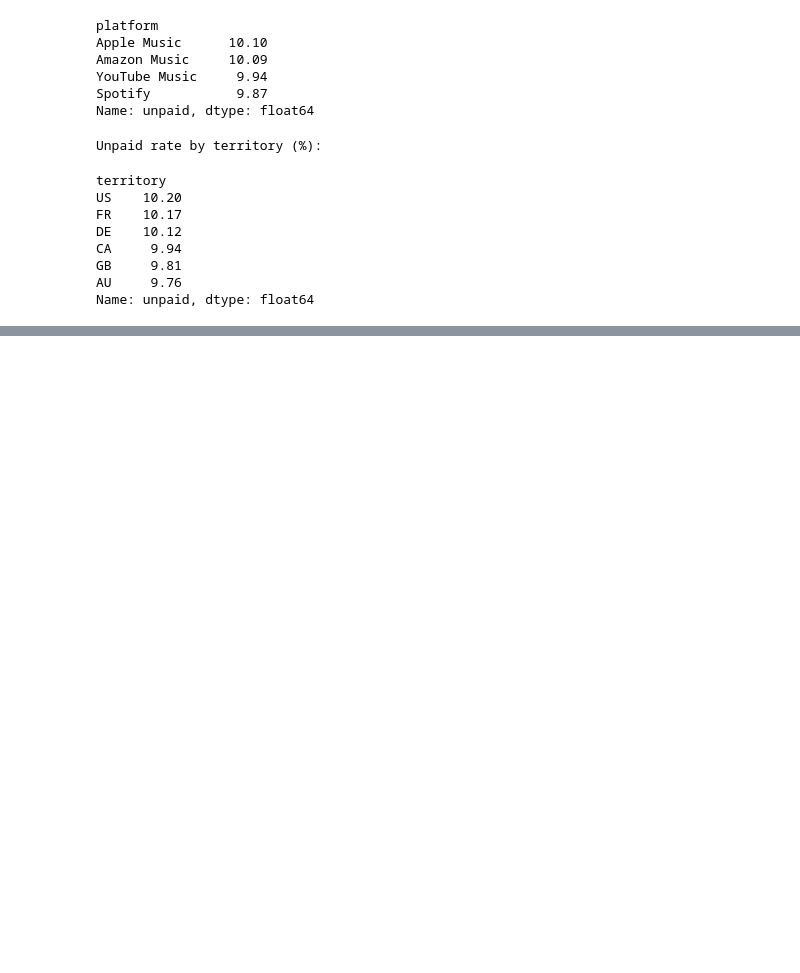
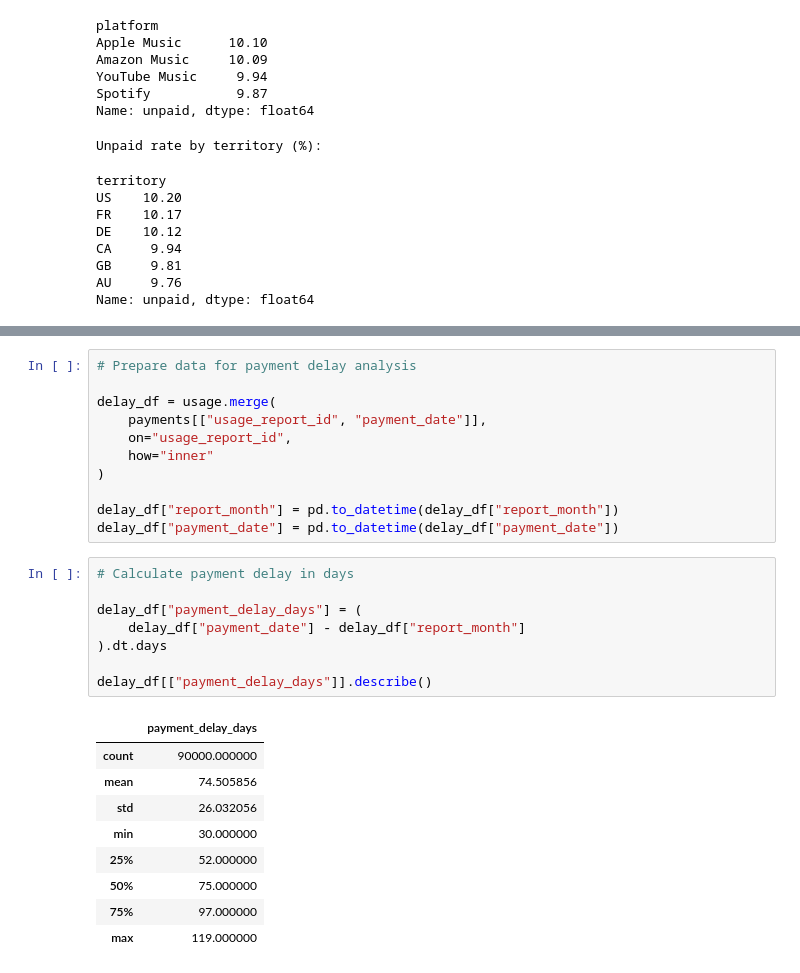
Before and after one commit to JermaineRAM/01_royalty_data_audit, a Jupyter notebook: notebooks/01_data_load_and_profiling.ipynb, the cells around one changed output, grey strips where cells are left out. Drawn from its saved outputs; the diff is of its cells as text; blank space fills up the shorter version.

Commit message:
Polish README and add findings and finish analysis in notebook

```diff
--- a/notebooks/01_data_load_and_profiling.ipynb
+++ b/notebooks/01_data_load_and_profiling.ipynb
@@ -182,0 +191,29 @@ Name: unpaid, dtype: float64
+# %%
+# Prepare data for payment delay analysis
+
+delay_df = usage.merge(
+    payments[["usage_report_id", "payment_date"]],
+    on="usage_report_id",
+    how="inner"
+)
+
+delay_df["report_month"] = pd.to_datetime(delay_df["report_month"])
+delay_df["payment_date"] = pd.to_datetime(delay_df["payment_date"])
+# %%
+# Calculate payment delay in days
+
+delay_df["payment_delay_days"] = (
+    delay_df["payment_date"] - delay_df["report_month"]
+).dt.days
+
+delay_df[["payment_delay_days"]].describe()
+# %% [output]
+|  | payment_delay_days |
+| count | 90000.000000 |
+| mean | 74.505856 |
+| std | 26.032056 |
+| min | 30.000000 |
+| 25% | 52.000000 |
+| 50% | 75.000000 |
+| 75% | 97.000000 |
+| max | 119.000000 |
```
Also changed, not shown: parts of 7 cells of this notebook, 1 other file.
